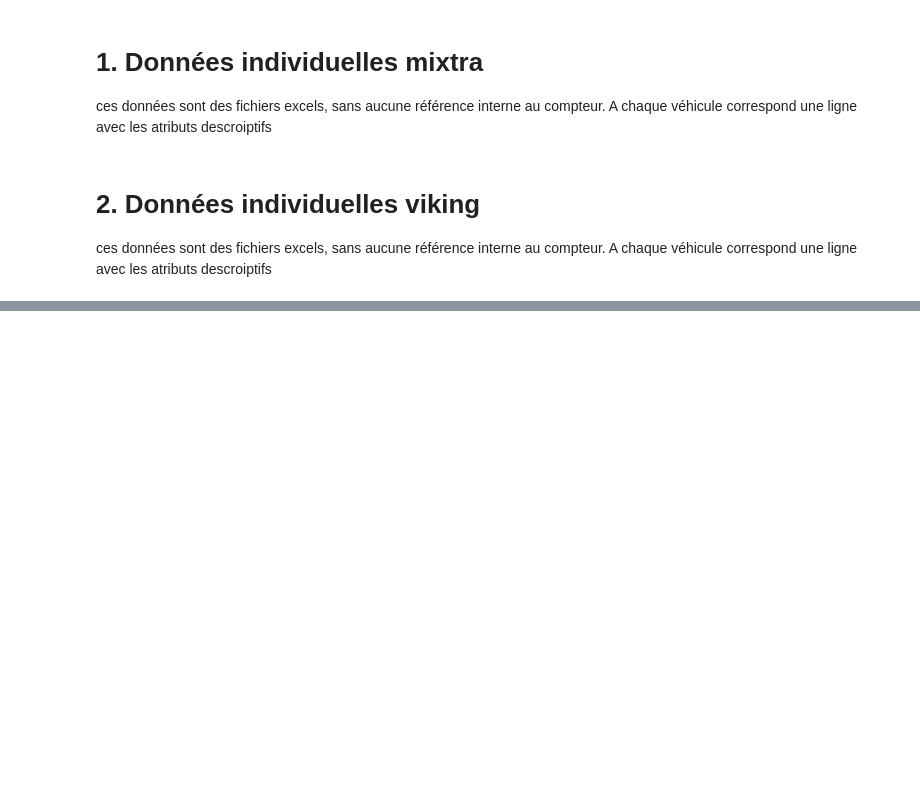
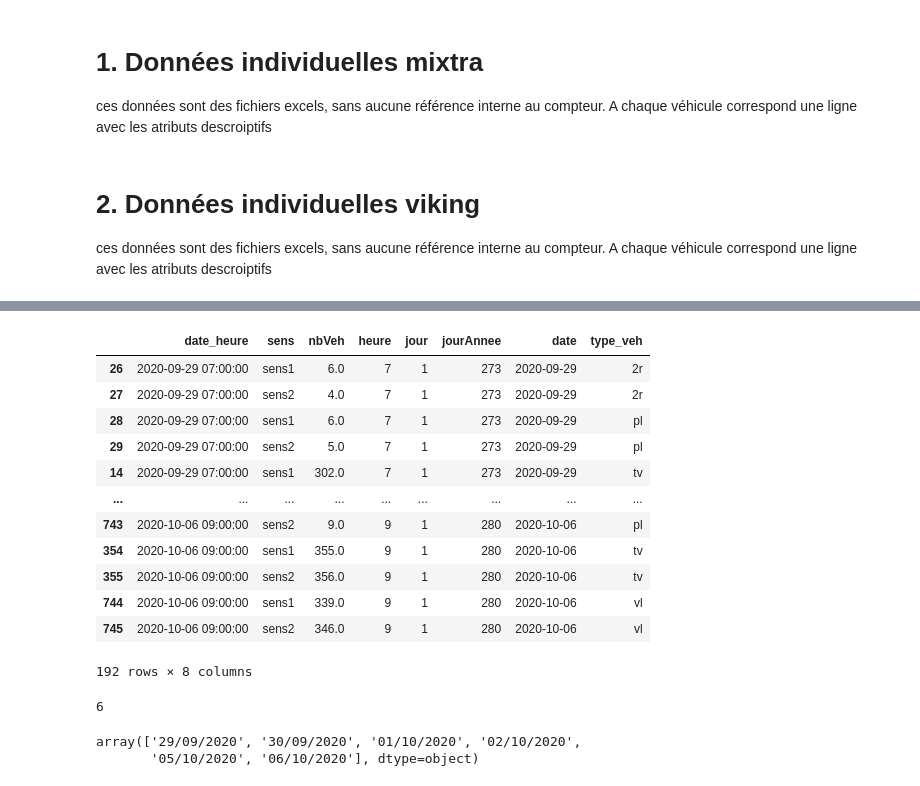
Before and after one commit to nantodevison/otv, a Jupyter notebook: otv/Transfert_Donnees/Fichiers_sources.ipynb, the cells around one changed output, grey strips where cells are left out. Drawn from its saved outputs; the diff is of its cells as text; code cells hidden in the pictures; blank space fills up the shorter version.

```diff
--- a/otv/Transfert_Donnees/Fichiers_sources.ipynb
+++ b/otv/Transfert_Donnees/Fichiers_sources.ipynb
@@ -86,0 +107,16 @@ r'Q:\DAIT\TI\CA_Angouleme\2020\C20SA00-09-10-11_Comptage_linearisation_Angouleme
+# %%
+dfHeureTypeSens.loc[dfHeureTypeSens.heure.isin(range(7,10))]
+# %% [output]
+|  | date_heure | sens | nbVeh | heure | jour | jourAnnee | date | type_veh |
+| 26 | 2020-09-29 07:00:00 | sens1 | 6.0 | 7 | 1 | 273 | 2020-09-29 | 2r |
+| 27 | 2020-09-29 07:00:00 | sens2 | 4.0 | 7 | 1 | 273 | 2020-09-29 | 2r |
+| 28 | 2020-09-29 07:00:00 | sens1 | 6.0 | 7 | 1 | 273 | 2020-09-29 | pl |
+| 29 | 2020-09-29 07:00:00 | sens2 | 5.0 | 7 | 1 | 273 | 2020-09-29 | pl |
+| 14 | 2020-09-29 07:00:00 | sens1 | 302.0 | 7 | 1 | 273 | 2020-09-29 | tv |
+| ... | ... | ... | ... | ... | ... | ... | ... | ... |
+| 743 | 2020-10-06 09:00:00 | sens2 | 9.0 | 9 | 1 | 280 | 2020-10-06 | pl |
+| 354 | 2020-10-06 09:00:00 | sens1 | 355.0 | 9 | 1 | 280 | 2020-10-06 | tv |
+| 355 | 2020-10-06 09:00:00 | sens2 | 356.0 | 9 | 1 | 280 | 2020-10-06 | tv |
+| 744 | 2020-10-06 09:00:00 | sens1 | 339.0 | 9 | 1 | 280 | 2020-10-06 | vl |
+| 745 | 2020-10-06 09:00:00 | sens2 | 346.0 | 9 | 1 | 280 | 2020-10-06 | vl |
+192 rows × 8 columns
@@ -86,0 +125,9 @@ r'Q:\DAIT\TI\CA_Angouleme\2020\C20SA00-09-10-11_Comptage_linearisation_Angouleme
+# %%
+dicoNbJours['nbJoursOuvres']
+# %% [output]
+6
+# %%
+dfHeureTypeSens.loc[dfHeureTypeSens.date_heure.dt.dayofweek.isin(range(5))].date_heure.dt.strftime('%x').unique()
+# %% [output]
+array(['29/09/2020', '30/09/2020', '01/10/2020', '02/10/2020',
+       '05/10/2020', '06/10/2020'], dtype=object)
```
Also changed, not shown: parts of 15 cells of this notebook, 2 other files.
